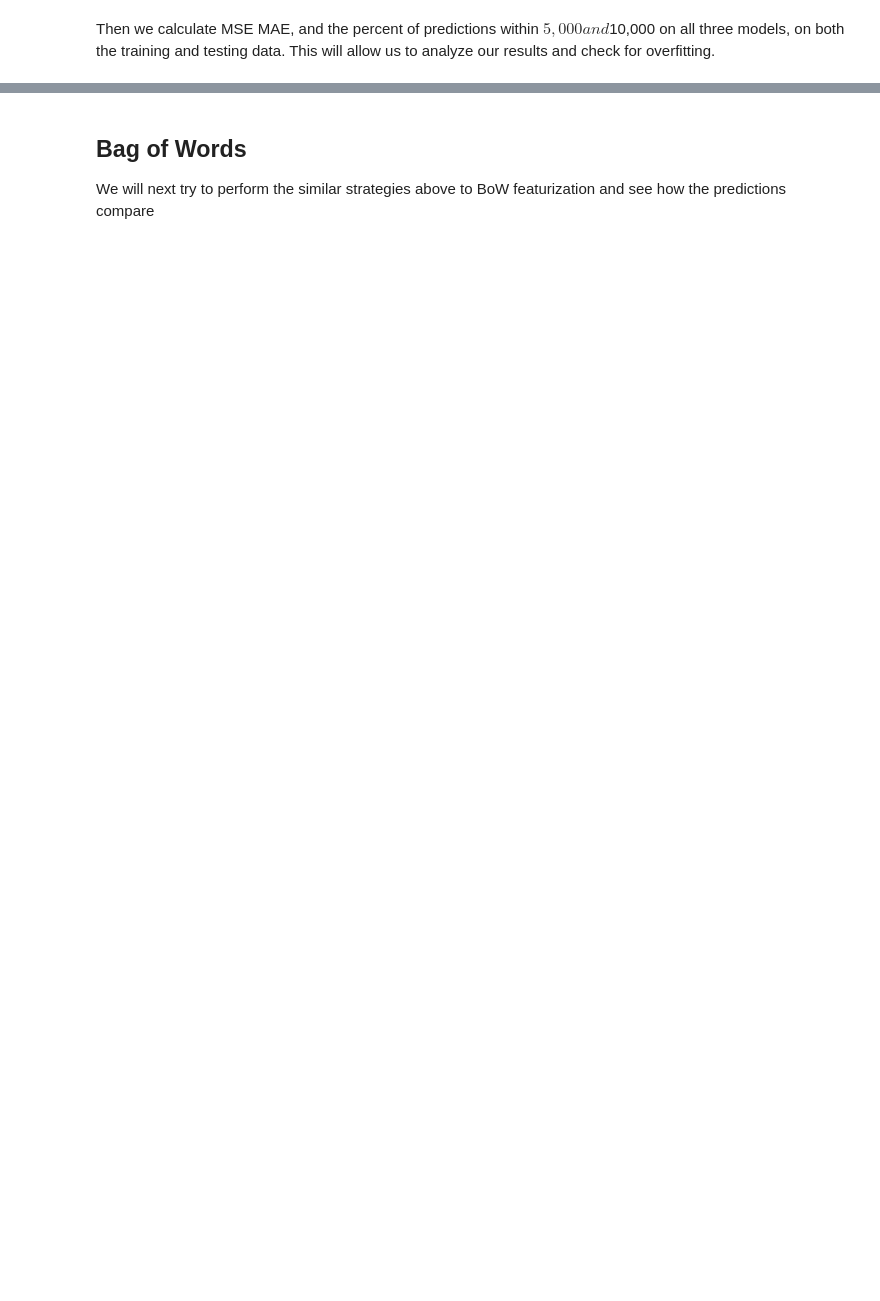
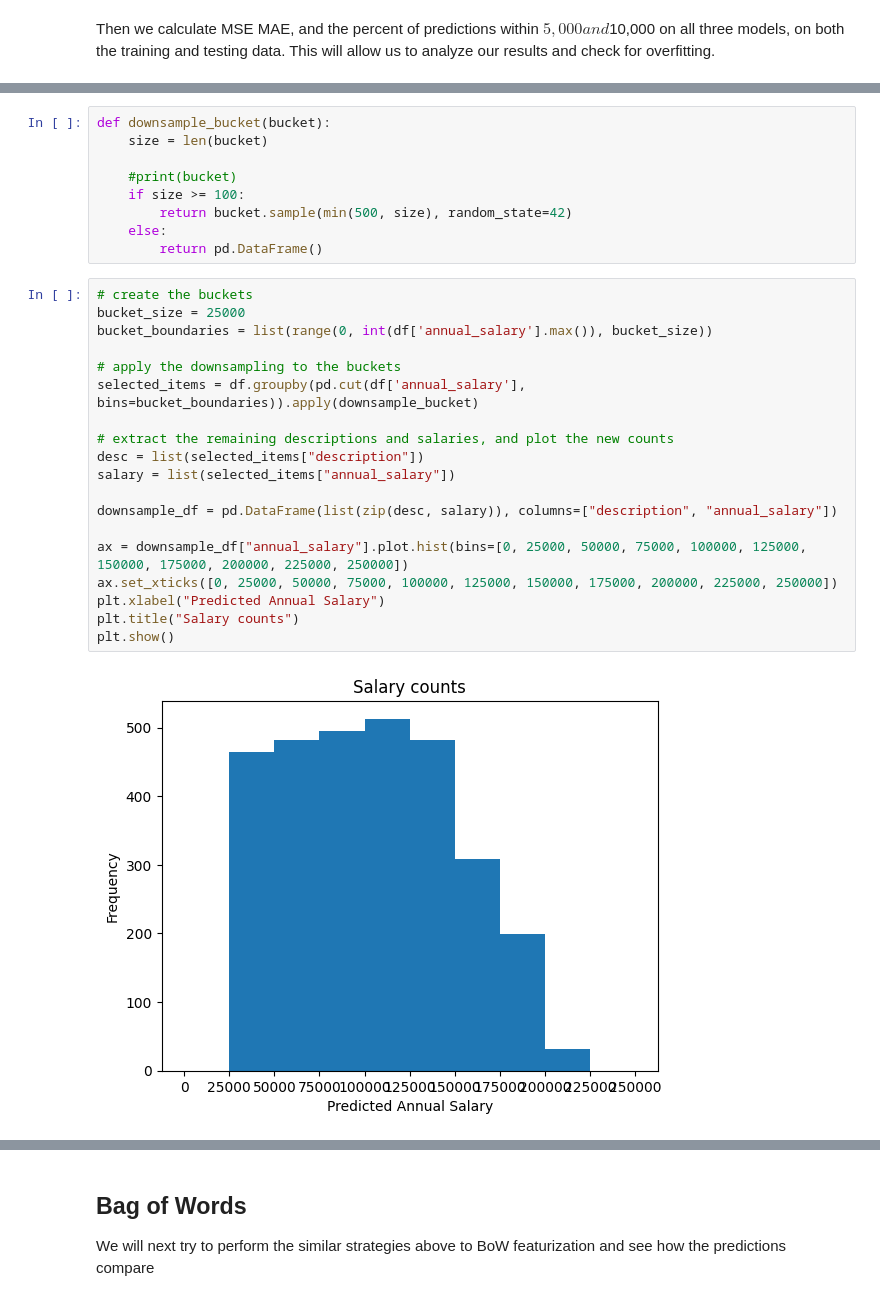
Before and after one commit to maxnbf/salary_prediction, a Jupyter notebook: text_manipulation.ipynb, the cells around one changed output, grey strips where cells are left out. Drawn from its saved outputs; the diff is of its cells as text; blank space fills up the shorter version.

```diff
--- a/text_manipulation.ipynb
+++ b/text_manipulation.ipynb
@@ -208,0 +229,30 @@ Percent of postings predicted within $10,000:  28.15
+# %%
+def downsample_bucket(bucket):
+    size = len(bucket)
+
+    #print(bucket)
+    if size >= 100:
+        return bucket.sample(min(500, size), random_state=42)
+    else:
+        return pd.DataFrame()
+# %%
+# create the buckets
+bucket_size = 25000
+bucket_boundaries = list(range(0, int(df['annual_salary'].max()), bucket_size))
+
+# apply the downsampling to the buckets
+selected_items = df.groupby(pd.cut(df['annual_salary'], bins=bucket_boundaries)).apply(downsample_bucket)
+
+# extract the remaining descriptions and salaries, and plot the new counts
+desc = list(selected_items["description"])
+salary = list(selected_items["annual_salary"])
+
+downsample_df = pd.DataFrame(list(zip(desc, salary)), columns=["description", "annual_salary"])
+
+ax = downsample_df["annual_salary"].plot.hist(bins=[0, 25000, 50000, 75000, 100000, 125000, 150000, 175000, 200000, 225000, 250000])
+ax.set_xticks([0, 25000, 50000, 75000, 100000, 125000, 150000, 175000, 200000, 225000, 250000])
+plt.xlabel("Predicted Annual Salary")
+plt.title("Salary counts")
+plt.show()
+# %% [output]
+[figure, added]
```
Also changed, not shown: parts of 42 cells of this notebook, 2 other files.
